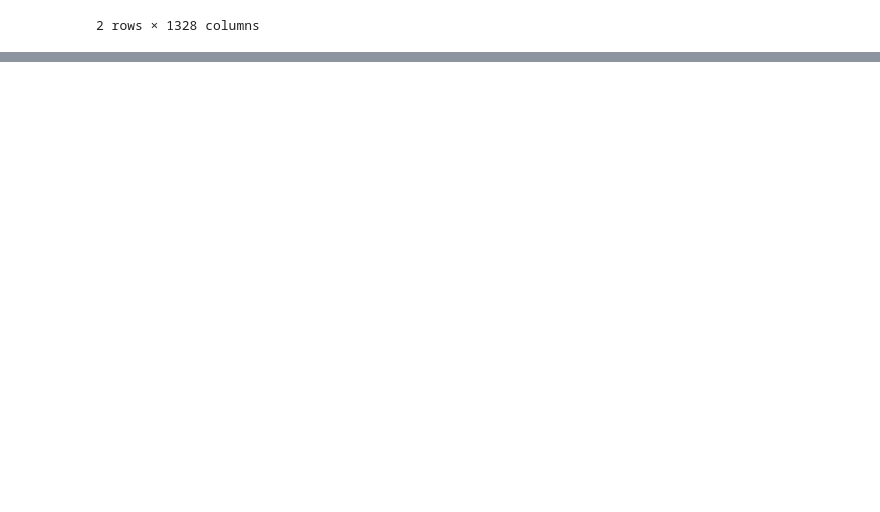
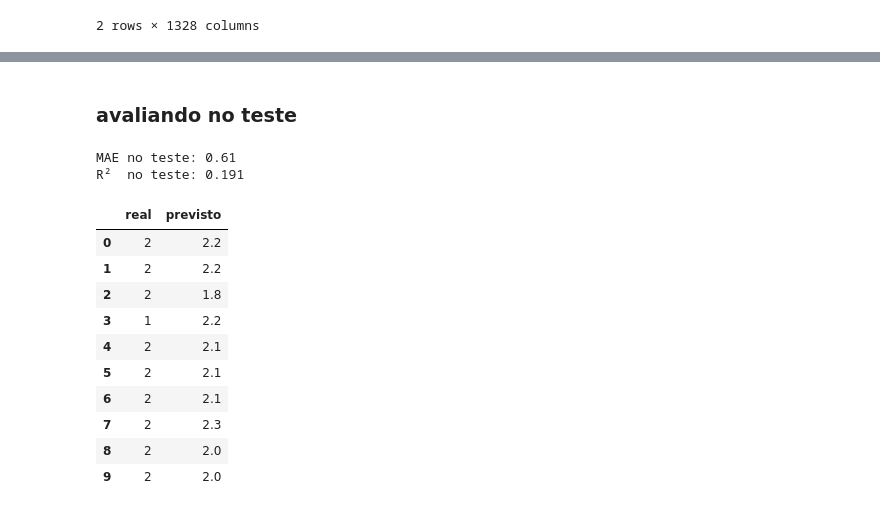
Before and after one commit to bellaviana4-cyber/perspectiva-dado, a Jupyter notebook: codigos_uv_jupyter_notebook/supervisionado.ipynb, the cells around one changed output, grey strips where cells are left out. Saved outputs shown, nothing was run; the diff lists cells and outputs as text; code cells hidden in the pictures; blank space fills up the shorter version.

Commit message:
testando modelos de aprendizado supervisionado (e não dando certo)

```diff
--- a/codigos_uv_jupyter_notebook/supervisionado.ipynb
+++ b/codigos_uv_jupyter_notebook/supervisionado.ipynb
@@ -43,0 +333,5 @@ Index(['titulo', 'subtitulo', 'descricao', 'temas', 'data', 'ano_mes', 'ano',
+# %%
+y_reg = df_tfidf["n_temas"].values
+
+print("Estatisticas do alvo:")
+print(pd.Series(y_reg).describe())
@@ -43,0 +351,11 @@ Index(['titulo', 'subtitulo', 'descricao', 'temas', 'data', 'ano_mes', 'ano',
+# %%
+X_tmp, X_teste_r, y_tmp, y_teste_r = train_test_split(
+    X, y_reg, test_size=0.2, random_state=42
+)
+X_treino_r, X_calib_r, y_treino_r, y_calib_r = train_test_split(
+    X_tmp, y_tmp, test_size=0.25, random_state=42
+)
+
+print(f"treino:     {X_treino_r.shape}")
+print(f"calibracao: {X_calib_r.shape}")
+print(f"teste:      {X_teste_r.shape}")
@@ -43,0 +368,17 @@ Index(['titulo', 'subtitulo', 'descricao', 'temas', 'data', 'ano_mes', 'ano',
+# %%
+n_estimators_list = [10, 50, 100, 200, 400]
+resultados_reg = []
+modelos_reg = {}
+
+for n in n_estimators_list:
+    modelo = RandomForestRegressor(n_estimators=n, random_state=42, n_jobs=-1)
+    modelo.fit(X_treino_r, y_treino_r)
+    pred_calib = modelo.predict(X_calib_r)
+    mae = mean_absolute_error(y_calib_r, pred_calib)
+    resultados_reg.append((n, mae))
+    modelos_reg[n] = modelo
+
+df_reg = pd.DataFrame(resultados_reg, columns=["n_estimators", "MAE_calib"])
+melhor_n = int(df_reg.loc[df_reg["MAE_calib"].idxmin(), "n_estimators"])
+print(f"Melhor n_estimators pela calibracao: {melhor_n}")
+df_reg
@@ -43,0 +393,28 @@ Index(['titulo', 'subtitulo', 'descricao', 'temas', 'data', 'ano_mes', 'ano',
+# %% [markdown]
+### avaliando no teste
+# %%
+modelo_final = modelos_reg[melhor_n]
+pred_teste_r = modelo_final.predict(X_teste_r)
+
+print(f"MAE no teste: {mean_absolute_error(y_teste_r, pred_teste_r):.2f}")
+print(f"R\u00b2  no teste: {r2_score(y_teste_r, pred_teste_r):.3f}")
+
+df_comp = pd.DataFrame({
+    "real": y_teste_r,
+    "previsto": pred_teste_r.round(1),
+}).head(10)
+df_comp
+# %% [output]
+MAE no teste: 0.61
+R²  no teste: 0.191
+|  | real | previsto |
+| 0 | 2 | 2.2 |
+| 1 | 2 | 2.2 |
+| 2 | 2 | 1.8 |
+| 3 | 1 | 2.2 |
+| 4 | 2 | 2.1 |
+| 5 | 2 | 2.1 |
+| 6 | 2 | 2.1 |
+| 7 | 2 | 2.3 |
+| 8 | 2 | 2.0 |
+| 9 | 2 | 2.0 |
```
Also changed, not shown: parts of 36 cells of this notebook, 1 other file.
